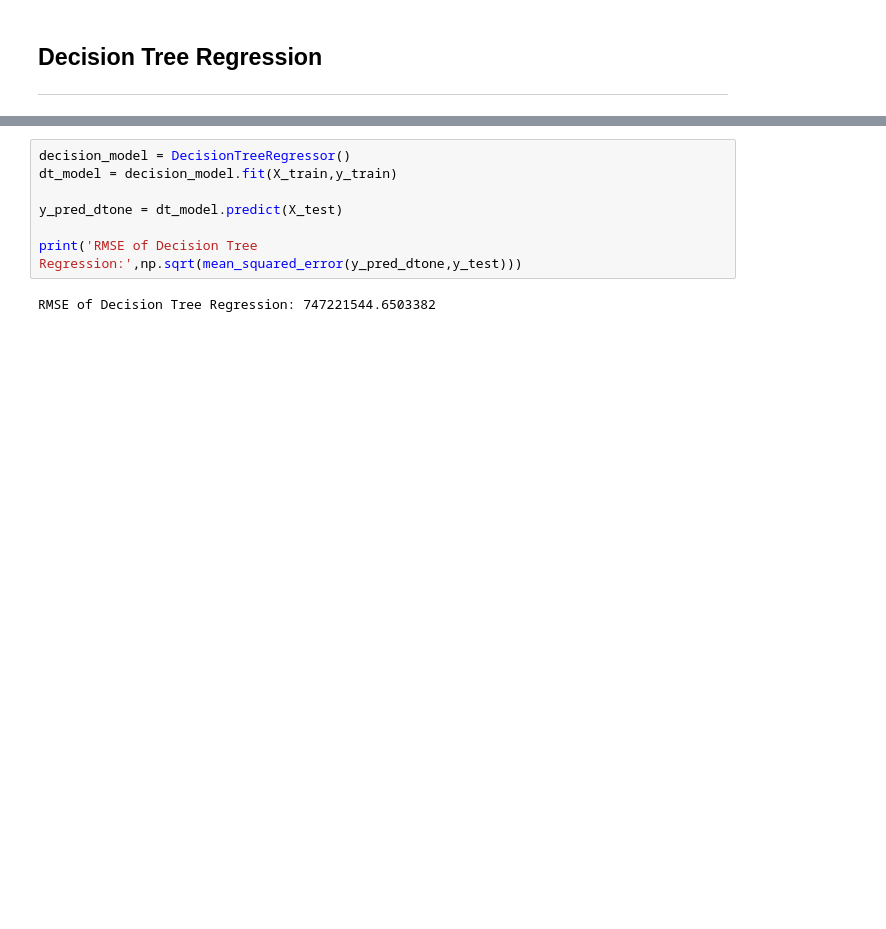
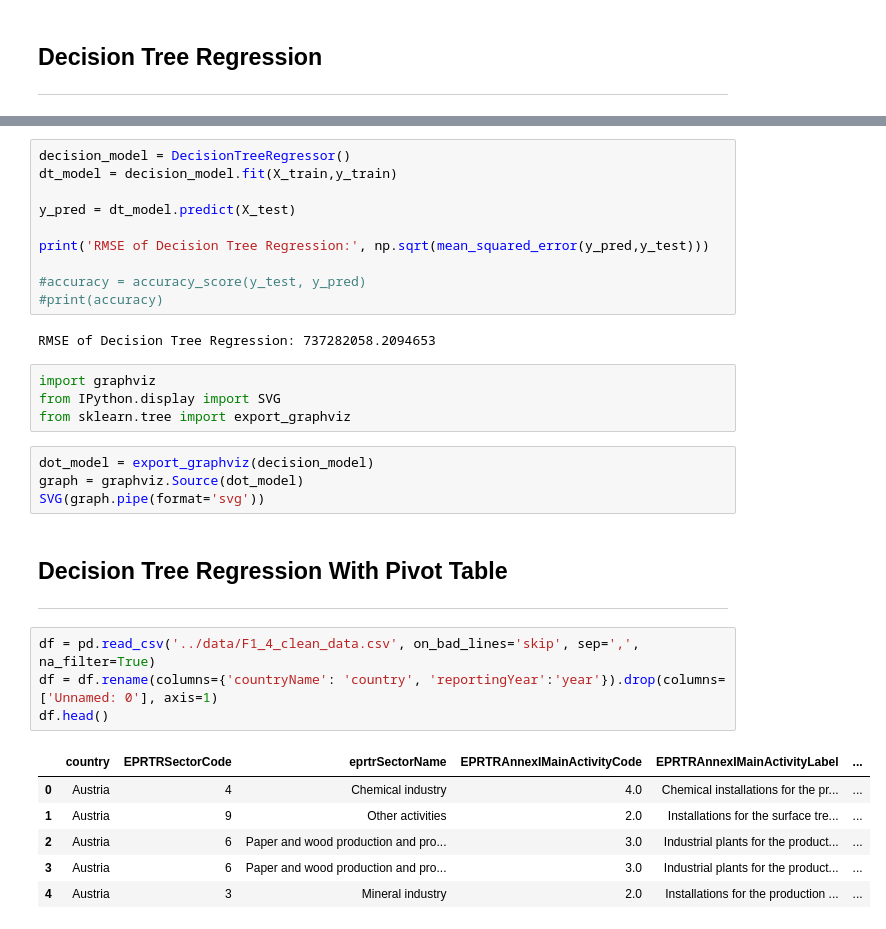
Before and after one commit to taredalen/AirPollutionPrediction, a Jupyter notebook: prediction/F1Prediction.ipynb, the cells around one changed output, grey strips where cells are left out. Saved outputs shown, nothing was run; the diff lists cells and outputs as text; blank space fills up the shorter version.

```diff
--- a/prediction/F1Prediction.ipynb
+++ b/prediction/F1Prediction.ipynb
@@ -56,8 +62,33 @@ Test data size: (86570, 5)
 decision_model = DecisionTreeRegressor()
 dt_model = decision_model.fit(X_train,y_train)
 
-y_pred_dtone = dt_model.predict(X_test)
+y_pred = dt_model.predict(X_test)
 
-print('RMSE of Decision Tree Regression:',np.sqrt(mean_squared_error(y_pred_dtone,y_test)))
+print('RMSE of Decision Tree Regression:', np.sqrt(mean_squared_error(y_pred,y_test)))
+
+#accuracy = accuracy_score(y_test, y_pred)
+#print(accuracy)
 # %% [output]
-RMSE of Decision Tree Regression: 747221544.6503382
+RMSE of Decision Tree Regression: 737282058.2094653
+# %%
+import graphviz
+from IPython.display import SVG
+from sklearn.tree import export_graphviz
+# %%
+dot_model = export_graphviz(decision_model)
+graph = graphviz.Source(dot_model)
+SVG(graph.pipe(format='svg'))
+# %% [markdown]
+## Decision Tree Regression With Pivot Table
+---
+# %%
+df = pd.read_csv('../data/F1_4_clean_data.csv', on_bad_lines='skip', sep=',',  na_filter=True)
+df = df.rename(columns={'countryName': 'country', 'reportingYear':'year'}).drop(columns=['Unnamed: 0'], axis=1)
+df.head()
+# %% [output]
+|  | country | EPRTRSectorCode | eprtrSectorName | EPRTRAnnexIMainActivityCode | EPRTRAnnexIMainActivityLabel | ... |
+| 0 | Austria | 4 | Chemical industry | 4.0 | Chemical installations for the pr... | ... |
+| 1 | Austria | 9 | Other activities | 2.0 | Installations for the surface tre... | ... |
+| 2 | Austria | 6 | Paper and wood production and pro... | 3.0 | Industrial plants for the product... | ... |
+| 3 | Austria | 6 | Paper and wood production and pro... | 3.0 | Industrial plants for the product... | ... |
+| 4 | Austria | 3 | Mineral industry | 2.0 | Installations for the production ... | ... |
```
Also changed, not shown: parts of 9 cells of this notebook, 2 other files.
